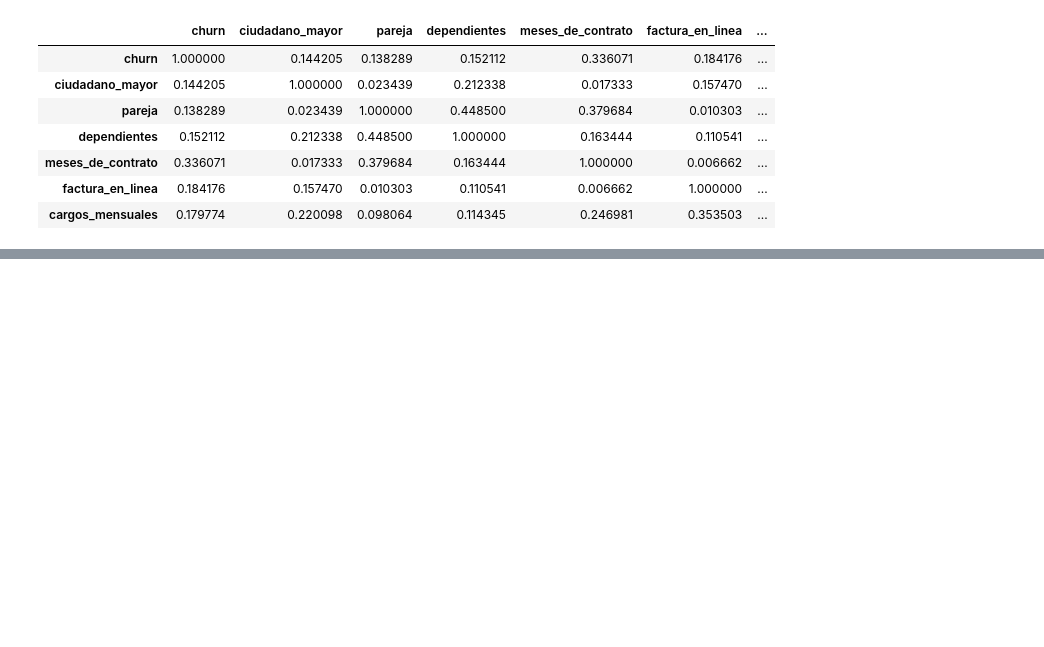
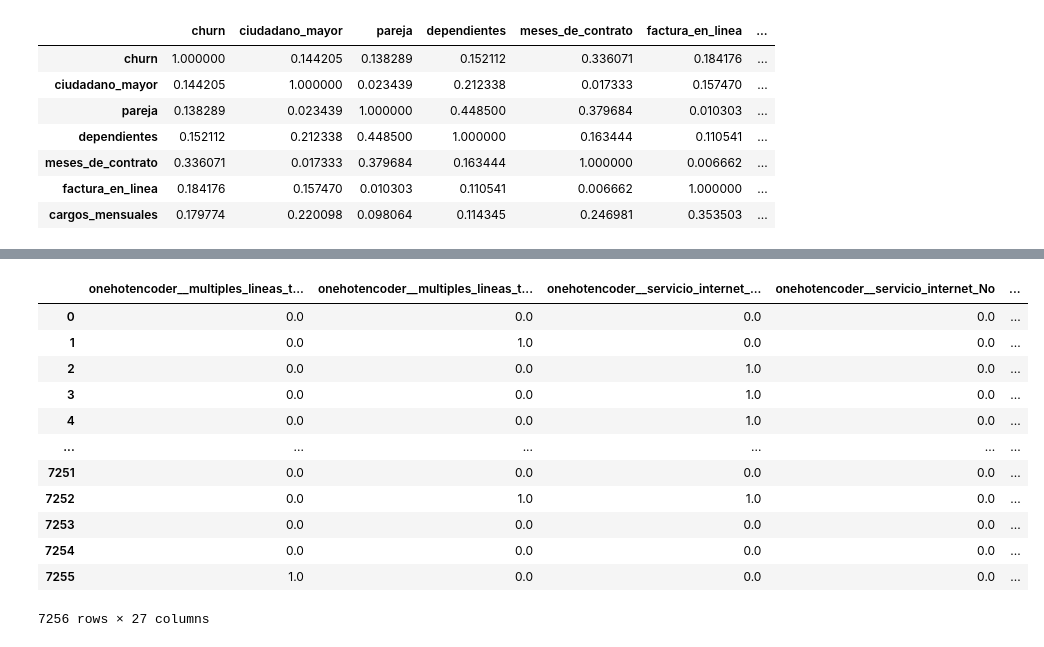
Before and after one commit to AlanGranea/Challenge-Telecom-X-Parte-2, a Jupyter notebook: Challenge_Telecom_X_Parte_2.ipynb, the cells around one changed output, grey strips where cells are left out. Cells and saved outputs as stored; diff of their text form; code cells hidden in the pictures; blank space fills up the shorter version.

```diff
--- a/Challenge_Telecom_X_Parte_2.ipynb
+++ b/Challenge_Telecom_X_Parte_2.ipynb
@@ -151,0 +216,3 @@ correlacion_2
+# %%
+columnas_categoricas = X.select_dtypes(include=['object', 'category']).columns.tolist()
+columnas_numericas = ['meses_de_contrato', 'cargos_mensuales']
@@ -151,0 +238,4 @@ correlacion_2
+# %%
+columnas_numericas = ['meses_de_contrato', 'cargos_mensuales']
+outliers_detectados = contar_outliers(df_reducido, columnas_numericas)
+print(outliers_detectados)
@@ -151,0 +247,4 @@ correlacion_2
+# %%
+one_hot = make_column_transformer((OneHotEncoder(drop='first', sparse_output=False), columnas_categoricas), (StandardScaler(), columnas_numericas), remainder='passthrough', sparse_threshold=0)
+# %%
+X = one_hot.fit_transform(X)
@@ -151,0 +271,17 @@ correlacion_2
+# %%
+X_df = pd.DataFrame(X, columns = one_hot.get_feature_names_out())
+X_df
+# %% [output]
+|  | onehotencoder__multiples_lineas_t... | onehotencoder__multiples_lineas_t... | onehotencoder__servicio_internet_... | onehotencoder__servicio_internet_No | ... |
+| 0 | 0.0 | 0.0 | 0.0 | 0.0 | ... |
+| 1 | 0.0 | 1.0 | 0.0 | 0.0 | ... |
+| 2 | 0.0 | 0.0 | 1.0 | 0.0 | ... |
+| 3 | 0.0 | 0.0 | 1.0 | 0.0 | ... |
+| 4 | 0.0 | 0.0 | 1.0 | 0.0 | ... |
+| ... | ... | ... | ... | ... | ... |
+| 7251 | 0.0 | 0.0 | 0.0 | 0.0 | ... |
+| 7252 | 0.0 | 1.0 | 1.0 | 0.0 | ... |
+| 7253 | 0.0 | 0.0 | 0.0 | 0.0 | ... |
+| 7254 | 0.0 | 0.0 | 0.0 | 0.0 | ... |
+| 7255 | 1.0 | 0.0 | 0.0 | 0.0 | ... |
+7256 rows × 27 columns
```
Also changed, not shown: parts of 11 cells of this notebook.
